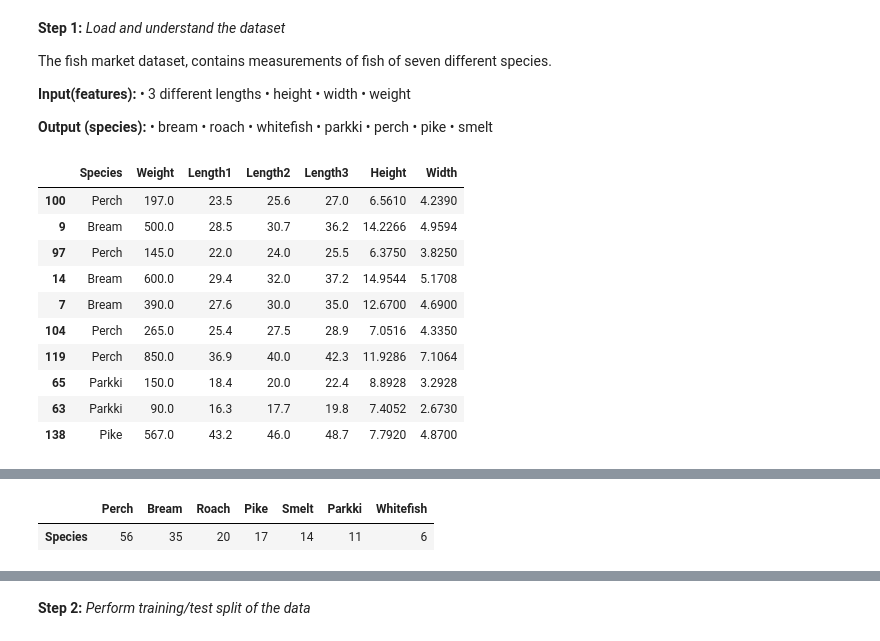
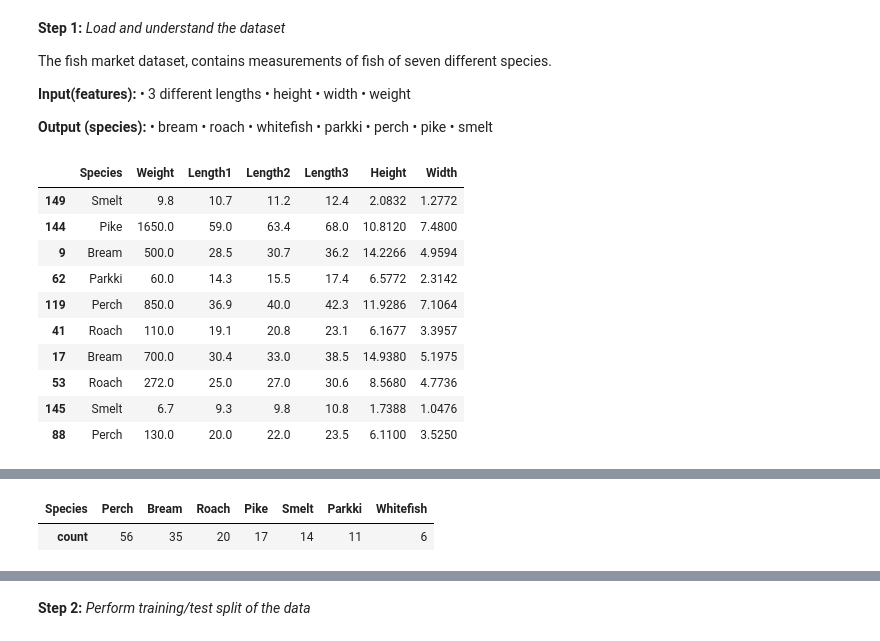
Before and after one commit to felicity-og/AIDI1, a Jupyter notebook: Fishmarket_Classification.ipynb, the cells around one changed output, grey strips where cells are left out. Saved outputs shown, nothing was run; the diff lists cells and outputs as text; code cells hidden in the pictures.

```diff
--- a/Fishmarket_Classification.ipynb
+++ b/Fishmarket_Classification.ipynb
@@ -36,21 +36,21 @@ from sklearn.metrics import accuracy_score
 from sklearn.metrics import classification_report
 from sklearn.metrics import confusion_matrix
 # %%
-data = pd.read_csv('/content/Fish.csv')
+data = pd.read_csv('Fish.csv')
 df = data.copy()
 df.sample(10)
 # %% [output]
 |  | Species | Weight | Length1 | Length2 | Length3 | Height | Width |
-| 100 | Perch | 197.0 | 23.5 | 25.6 | 27.0 | 6.5610 | 4.2390 |
+| 149 | Smelt | 9.8 | 10.7 | 11.2 | 12.4 | 2.0832 | 1.2772 |
+| 144 | Pike | 1650.0 | 59.0 | 63.4 | 68.0 | 10.8120 | 7.4800 |
 | 9 | Bream | 500.0 | 28.5 | 30.7 | 36.2 | 14.2266 | 4.9594 |
-| 97 | Perch | 145.0 | 22.0 | 24.0 | 25.5 | 6.3750 | 3.8250 |
-| 14 | Bream | 600.0 | 29.4 | 32.0 | 37.2 | 14.9544 | 5.1708 |
-| 7 | Bream | 390.0 | 27.6 | 30.0 | 35.0 | 12.6700 | 4.6900 |
-| 104 | Perch | 265.0 | 25.4 | 27.5 | 28.9 | 7.0516 | 4.3350 |
+| 62 | Parkki | 60.0 | 14.3 | 15.5 | 17.4 | 6.5772 | 2.3142 |
 | 119 | Perch | 850.0 | 36.9 | 40.0 | 42.3 | 11.9286 | 7.1064 |
-| 65 | Parkki | 150.0 | 18.4 | 20.0 | 22.4 | 8.8928 | 3.2928 |
-| 63 | Parkki | 90.0 | 16.3 | 17.7 | 19.8 | 7.4052 | 2.6730 |
-| 138 | Pike | 567.0 | 43.2 | 46.0 | 48.7 | 7.7920 | 4.8700 |
+| 41 | Roach | 110.0 | 19.1 | 20.8 | 23.1 | 6.1677 | 3.3957 |
+| 17 | Bream | 700.0 | 30.4 | 33.0 | 38.5 | 14.9380 | 5.1975 |
+| 53 | Roach | 272.0 | 25.0 | 27.0 | 30.6 | 8.5680 | 4.7736 |
+| 145 | Smelt | 6.7 | 9.3 | 9.8 | 10.8 | 1.7388 | 1.0476 |
+| 88 | Perch | 130.0 | 20.0 | 22.0 | 23.5 | 6.1100 | 3.5250 |
 # %%
 df.info()
 # %% [output]
@@ -74,5 +74,5 @@ sp = df['Species'].value_counts()
 sp = pd.DataFrame(sp)
 sp.T
 # %% [output]
-|  | Perch | Bream | Roach | Pike | Smelt | Parkki | Whitefish |
-| Species | 56 | 35 | 20 | 17 | 14 | 11 | 6 |
+| Species | Perch | Bream | Roach | Pike | Smelt | Parkki | Whitefish |
+| count | 56 | 35 | 20 | 17 | 14 | 11 | 6 |
```
Also changed, not shown: parts of 3 cells of this notebook, 1 other file.
